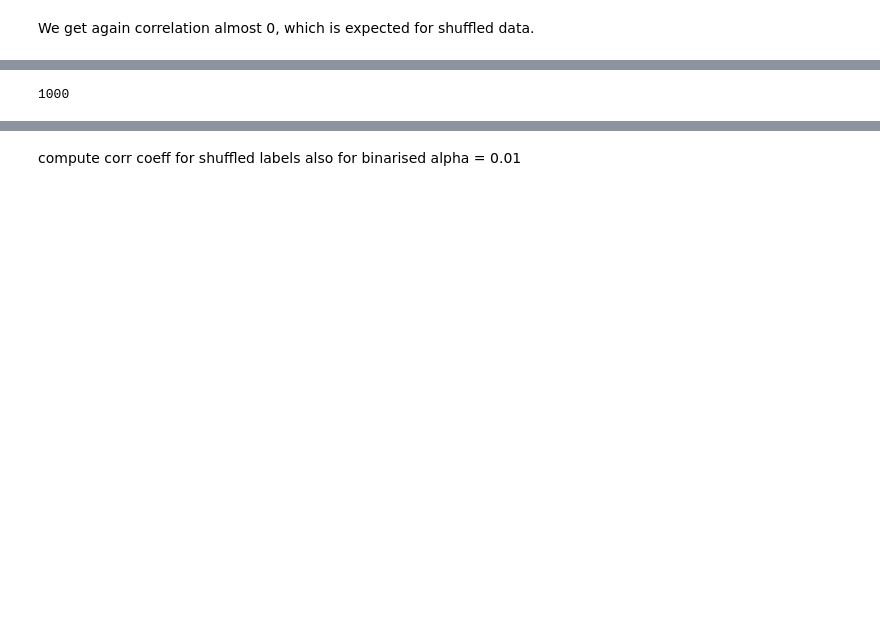
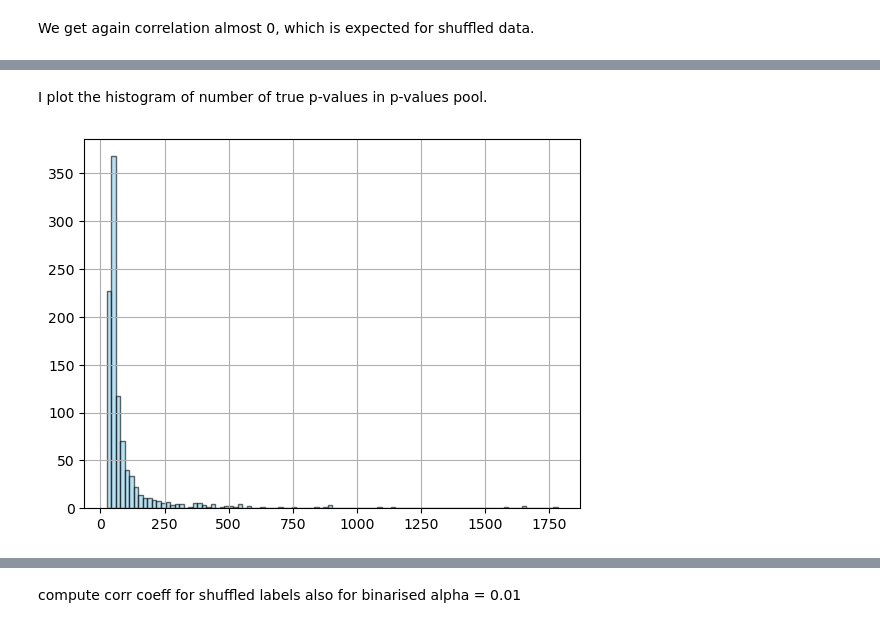
Before and after one commit to uio-bmi/fdr_under_dependencies, a Jupyter notebook: exlporatory_analyses/p_values_analyses.ipynb, the cells around one changed output, grey strips where cells are left out. Saved outputs shown, nothing was run; the diff lists cells and outputs as text; code cells hidden in the pictures; blank space fills up the shorter version.

Commit message:
feat: WIP exploratory analysys on p values

```diff
--- a/exlporatory_analyses/p_values_analyses.ipynb
+++ b/exlporatory_analyses/p_values_analyses.ipynb
@@ -195,6 +198,14 @@ p_values_pool = np.column_stack(p_values_pool_list)
 # %%
 np.savetxt('data/p_values_pool.tsv', p_values_pool, delimiter='\t')
 # %%
-len(os.listdir('data/p_values/'))
+p_values_pool_binary = p_values_pool < alpha
-# %% [output]
-1000
+# %%
+number_of_trues_p_values_pool_binary = np.sum(p_values_pool_binary, axis=0)
+# %% [markdown]
+I plot the histogram of number of true p-values in p-values pool.
+# %%
+plt.hist(number_of_trues_p_values_pool_binary, color='skyblue', edgecolor='black', bins=100, alpha=0.6, label='Normalized Histogram')
+plt.grid(True)
+plt.show()
+# %% [output]
+[figure, added]
```
Also changed, not shown: parts of 29 cells of this notebook.
